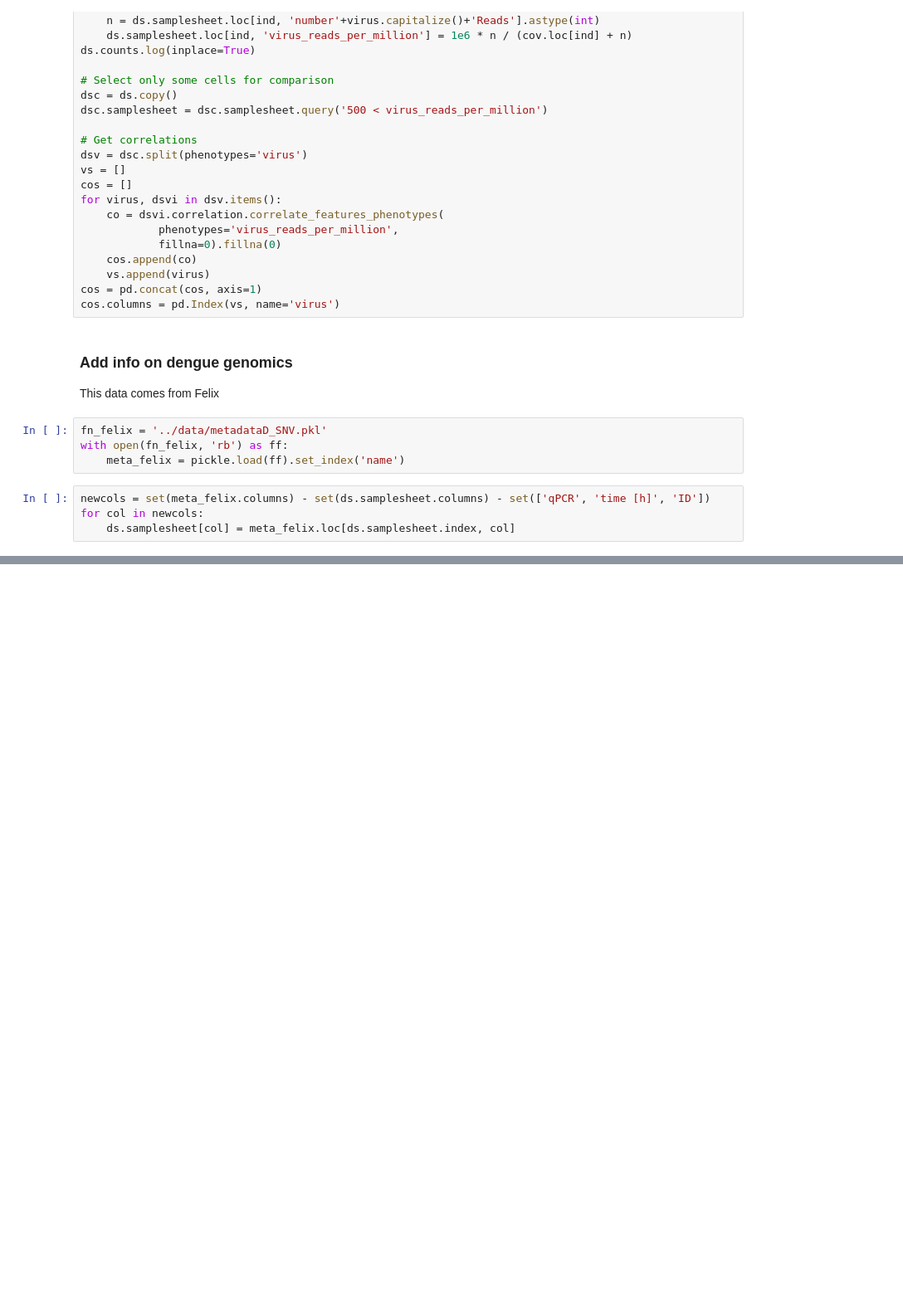
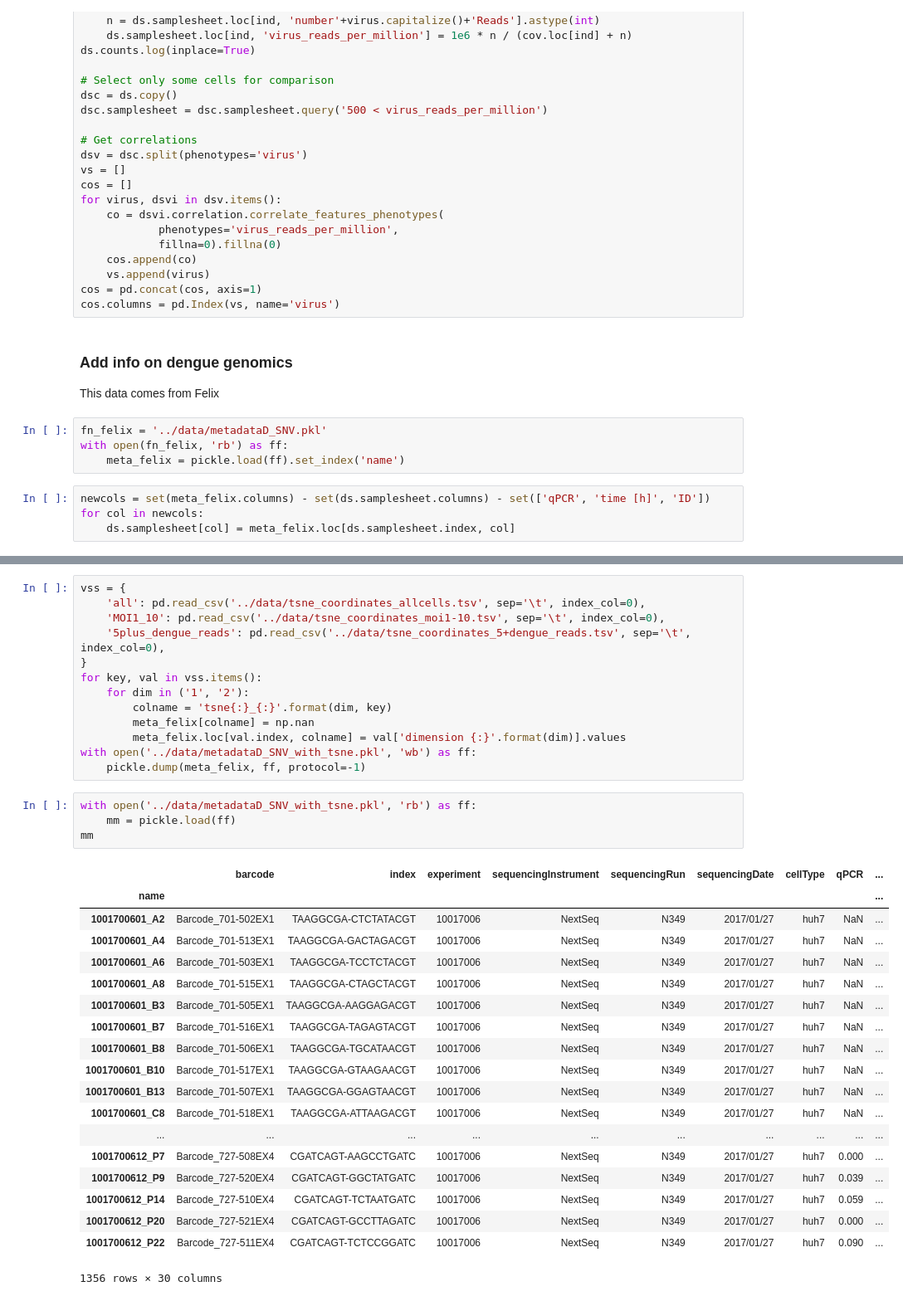
Before and after one commit to felixhol/DENVgen, a Jupyter notebook: tsne/tsne.ipynb, the cells around one changed output, grey strips where cells are left out. Shown at 83% size. Drawn from its saved outputs; the diff is of its cells as text; blank space fills up the shorter version.

```diff
--- a/tsne/tsne.ipynb
+++ b/tsne/tsne.ipynb
@@ -129,0 +269,37 @@ plt.tight_layout(h_pad=0.5, w_pad=0.1)
+# %%
+vss = {
+    'all': pd.read_csv('../data/tsne_coordinates_allcells.tsv', sep='\t', index_col=0),
+    'MOI1_10': pd.read_csv('../data/tsne_coordinates_moi1-10.tsv', sep='\t', index_col=0),
+    '5plus_dengue_reads': pd.read_csv('../data/tsne_coordinates_5+dengue_reads.tsv', sep='\t', index_col=0),
+}
+for key, val in vss.items():
+    for dim in ('1', '2'):
+        colname = 'tsne{:}_{:}'.format(dim, key)
+        meta_felix[colname] = np.nan
+        meta_felix.loc[val.index, colname] = val['dimension {:}'.format(dim)].values
+with open('../data/metadataD_SNV_with_tsne.pkl', 'wb') as ff:
+    pickle.dump(meta_felix, ff, protocol=-1)
+# %%
+with open('../data/metadataD_SNV_with_tsne.pkl', 'rb') as ff:
+    mm = pickle.load(ff)
+mm
+# %% [output]
+|  | barcode | index | experiment | sequencingInstrument | sequencingRun | sequencingDate | cellType | qPCR | ... |
+| name |  |  |  |  |  |  |  |  | ... |
+| 1001700601_A2 | Barcode_701-502EX1 | TAAGGCGA-CTCTATACGT | 10017006 | NextSeq | N349 | 2017/01/27 | huh7 | NaN | ... |
+| 1001700601_A4 | Barcode_701-513EX1 | TAAGGCGA-GACTAGACGT | 10017006 | NextSeq | N349 | 2017/01/27 | huh7 | NaN | ... |
+| 1001700601_A6 | Barcode_701-503EX1 | TAAGGCGA-TCCTCTACGT | 10017006 | NextSeq | N349 | 2017/01/27 | huh7 | NaN | ... |
+| 1001700601_A8 | Barcode_701-515EX1 | TAAGGCGA-CTAGCTACGT | 10017006 | NextSeq | N349 | 2017/01/27 | huh7 | NaN | ... |
+| 1001700601_B3 | Barcode_701-505EX1 | TAAGGCGA-AAGGAGACGT | 10017006 | NextSeq | N349 | 2017/01/27 | huh7 | NaN | ... |
+| 1001700601_B7 | Barcode_701-516EX1 | TAAGGCGA-TAGAGTACGT | 10017006 | NextSeq | N349 | 2017/01/27 | huh7 | NaN | ... |
+| 1001700601_B8 | Barcode_701-506EX1 | TAAGGCGA-TGCATAACGT | 10017006 | NextSeq | N349 | 2017/01/27 | huh7 | NaN | ... |
+| 1001700601_B10 | Barcode_701-517EX1 | TAAGGCGA-GTAAGAACGT | 10017006 | NextSeq | N349 | 2017/01/27 | huh7 | NaN | ... |
+| 1001700601_B13 | Barcode_701-507EX1 | TAAGGCGA-GGAGTAACGT | 10017006 | NextSeq | N349 | 2017/01/27 | huh7 | NaN | ... |
+| 1001700601_C8 | Barcode_701-518EX1 | TAAGGCGA-ATTAAGACGT | 10017006 | NextSeq | N349 | 2017/01/27 | huh7 | NaN | ... |
+| ... | ... | ... | ... | ... | ... | ... | ... | ... | ... |
+| 1001700612_P7 | Barcode_727-508EX4 | CGATCAGT-AAGCCTGATC | 10017006 | NextSeq | N349 | 2017/01/27 | huh7 | 0.000 | ... |
+| 1001700612_P9 | Barcode_727-520EX4 | CGATCAGT-GGCTATGATC | 10017006 | NextSeq | N349 | 2017/01/27 | huh7 | 0.039 | ... |
+| 1001700612_P14 | Barcode_727-510EX4 | CGATCAGT-TCTAATGATC | 10017006 | NextSeq | N349 | 2017/01/27 | huh7 | 0.059 | ... |
+| 1001700612_P20 | Barcode_727-521EX4 | CGATCAGT-GCCTTAGATC | 10017006 | NextSeq | N349 | 2017/01/27 | huh7 | 0.000 | ... |
+| 1001700612_P22 | Barcode_727-511EX4 | CGATCAGT-TCTCCGGATC | 10017006 | NextSeq | N349 | 2017/01/27 | huh7 | 0.090 | ... |
+1356 rows × 30 columns
```
Also changed, not shown: parts of 9 cells of this notebook, 3 other files.
